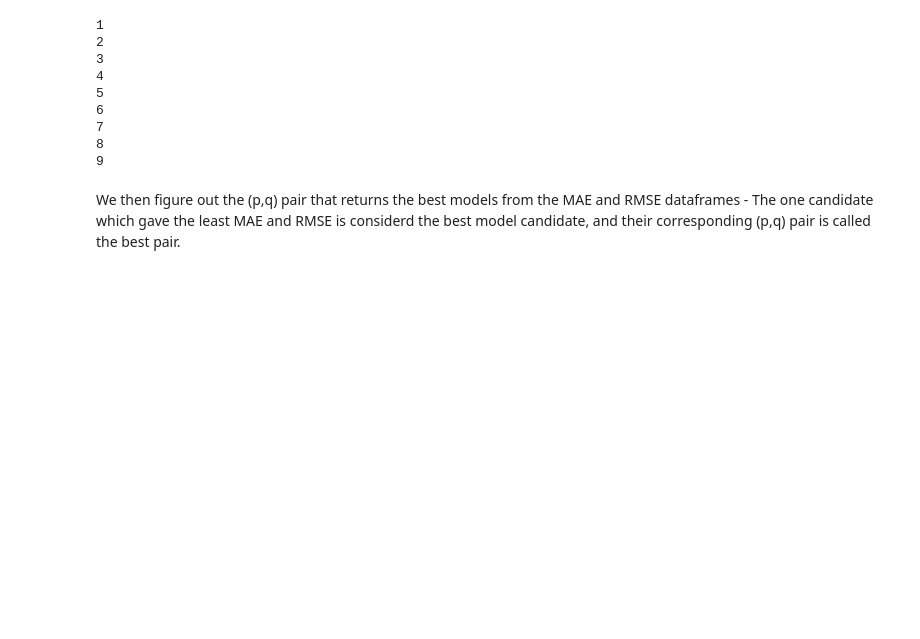
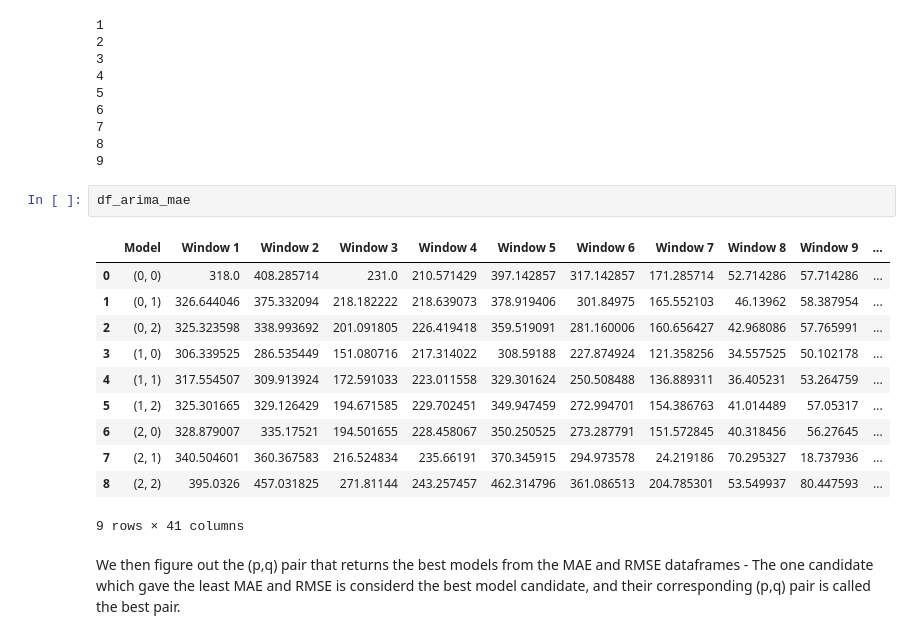
Before and after one commit to amithvardhan99/resume-projects, a Jupyter notebook: Predictive Forecasting of Care Load & Placement Demand/notebook.ipynb, the cells around one changed output. Drawn from its saved outputs; the diff is of its cells as text; blank space fills up the shorter version.

```diff
--- a/Predictive Forecasting of Care Load & Placement Demand/notebook.ipynb
+++ b/Predictive Forecasting of Care Load & Placement Demand/notebook.ipynb
@@ -837,6 +874,20 @@ for i in df_arima_mae.index:
 7
 8
 9
+# %%
+df_arima_mae
+# %% [output]
+|  | Model | Window 1 | Window 2 | Window 3 | Window 4 | Window 5 | Window 6 | Window 7 | Window 8 | Window 9 | ... |
+| 0 | (0, 0) | 318.0 | 408.285714 | 231.0 | 210.571429 | 397.142857 | 317.142857 | 171.285714 | 52.714286 | 57.714286 | ... |
+| 1 | (0, 1) | 326.644046 | 375.332094 | 218.182222 | 218.639073 | 378.919406 | 301.84975 | 165.552103 | 46.13962 | 58.387954 | ... |
+| 2 | (0, 2) | 325.323598 | 338.993692 | 201.091805 | 226.419418 | 359.519091 | 281.160006 | 160.656427 | 42.968086 | 57.765991 | ... |
+| 3 | (1, 0) | 306.339525 | 286.535449 | 151.080716 | 217.314022 | 308.59188 | 227.874924 | 121.358256 | 34.557525 | 50.102178 | ... |
+| 4 | (1, 1) | 317.554507 | 309.913924 | 172.591033 | 223.011558 | 329.301624 | 250.508488 | 136.889311 | 36.405231 | 53.264759 | ... |
+| 5 | (1, 2) | 325.301665 | 329.126429 | 194.671585 | 229.702451 | 349.947459 | 272.994701 | 154.386763 | 41.014489 | 57.05317 | ... |
+| 6 | (2, 0) | 328.879007 | 335.17521 | 194.501655 | 228.458067 | 350.250525 | 273.287791 | 151.572845 | 40.318456 | 56.27645 | ... |
+| 7 | (2, 1) | 340.504601 | 360.367583 | 216.524834 | 235.66191 | 370.345915 | 294.973578 | 24.219186 | 70.295327 | 18.737936 | ... |
+| 8 | (2, 2) | 395.0326 | 457.031825 | 271.81144 | 243.257457 | 462.314796 | 361.086513 | 204.785301 | 53.549937 | 80.447593 | ... |
+9 rows × 41 columns
 # %% [markdown]
 We then figure out the (p,q) pair that returns the best models from the MAE and RMSE dataframes - The one candidate which gave the least MAE and RMSE is considerd the best model candidate, and their corresponding (p,q) pair is called the best pair.
 # %%
```
Also changed, not shown: parts of 17 cells of this notebook, 6 other files.
